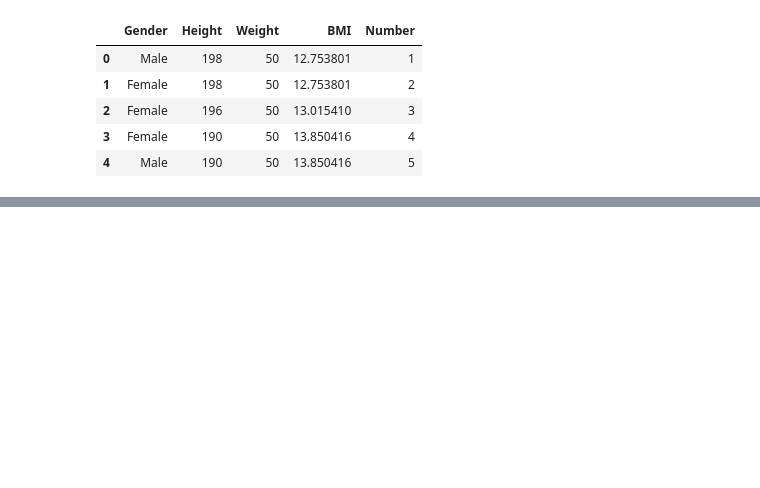
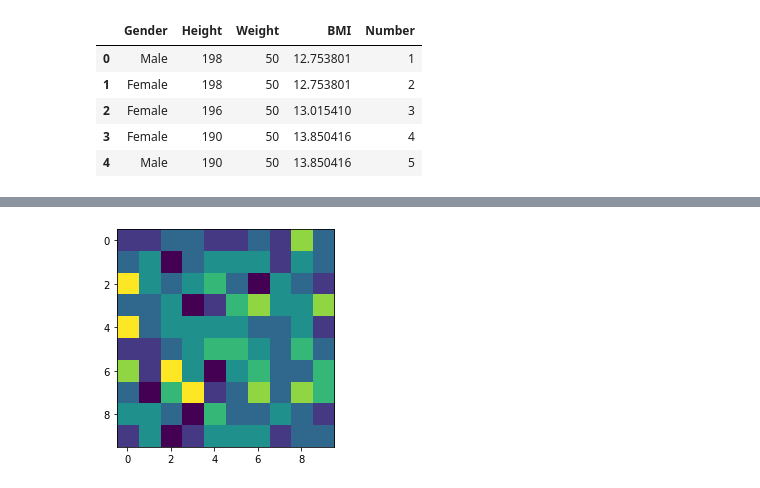
Before and after one commit to EiderDiaz/midterm_ds_is, a Jupyter notebook: final summer takehome/Q2_poisson_regression.ipynb, the cells around one changed output, grey strips where cells are left out. Drawn from its saved outputs; the diff is of its cells as text; code cells hidden in the pictures; blank space fills up the shorter version.

```diff
--- a/final summer takehome/Q2_poisson_regression.ipynb
+++ b/final summer takehome/Q2_poisson_regression.ipynb
@@ -46,0 +172,6 @@ print(bins_grid)
+# %%
+#Plot heatmap of even values
+fig, ax         = plt.subplots()
+grid_image_even = ax.imshow(bins_grid_even)
+# %% [output]
+[figure, added]
```
Also changed, not shown: parts of 10 cells of this notebook.
